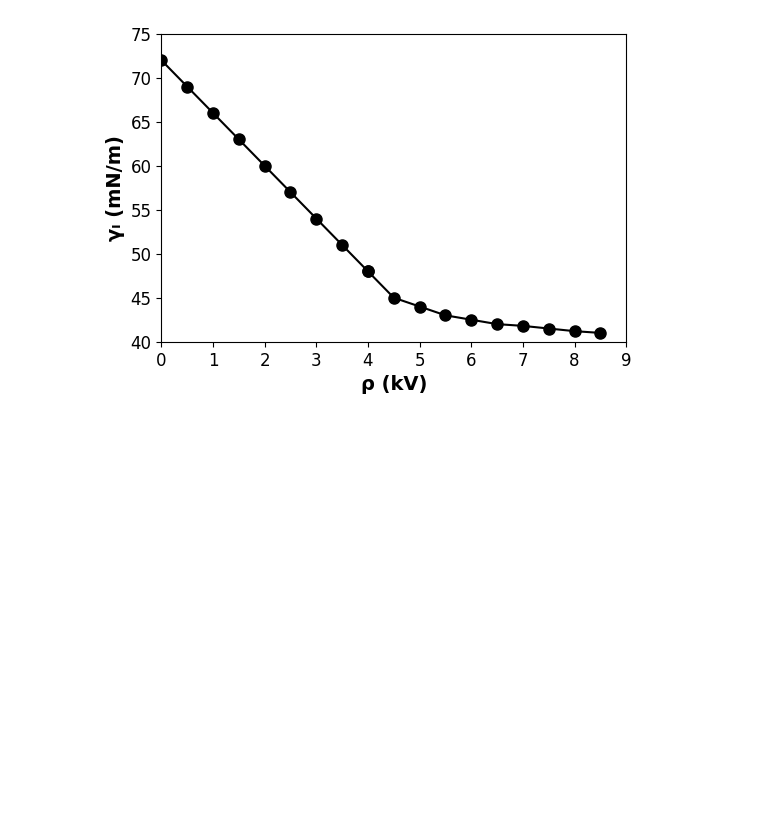
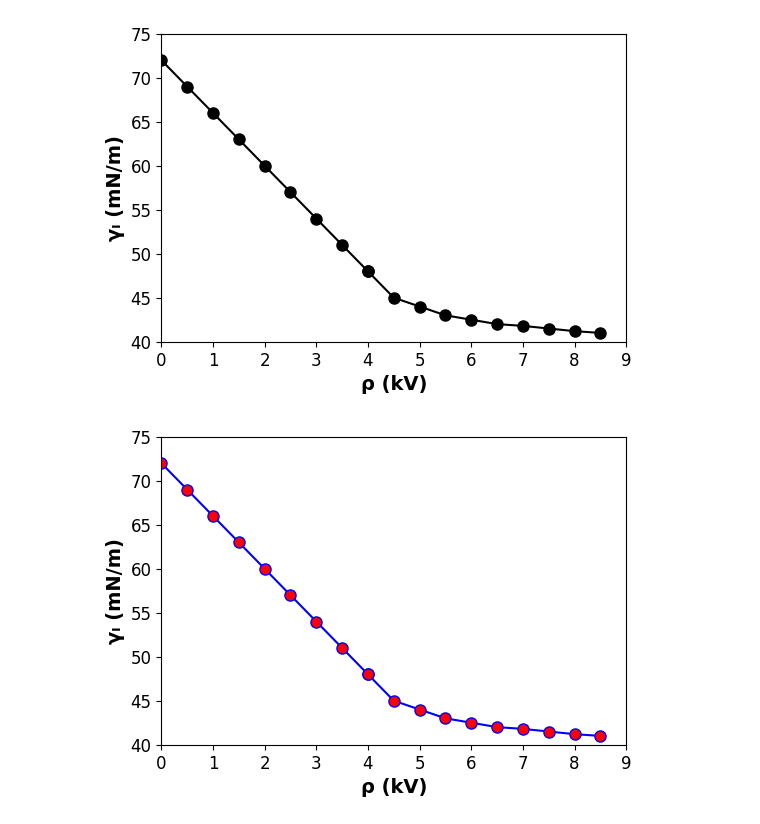
Before and after one commit to lemontang3/Python_Physics, a Jupyter notebook: graphs.ipynb, the cells around one changed output. Cells and saved outputs as stored; diff of their text form; code cells hidden in the pictures; blank space fills up the shorter version.

Commit message:
graph

```diff
--- a/graphs.ipynb
+++ b/graphs.ipynb
@@ -203,27 +203,29 @@ plt.show()
 # %%
 import numpy as np
 import matplotlib.pyplot as plt
 
 # Define two linear segments based on the original trend
 x_vals_1 = np.array([0, 0.5, 1, 1.5, 2, 2.5, 3, 3.5, 4])  # First linear region
 y_vals_1 = np.array([72, 69, 66, 63, 60, 57, 54, 51, 48])  # Decreasing trend
 
 x_vals_2 = np.array([4, 4.5, 5, 5.5, 6, 6.5, 7, 7.5, 8, 8.5])  # Second linear region
 y_vals_2 = np.array([48, 45, 44, 43, 42.5, 42, 41.8, 41.5, 41.2, 41])  # Almost constant
 
 # Recreate the plot with circular markers and two linear segments
 plt.figure(figsize=(6, 4))
-plt.plot(x_vals_1, y_vals_1, marker='o', linestyle='-', color='black', markersize=8, markerfacecolor='black')
-plt.plot(x_vals_2, y_vals_2, marker='o', linestyle='-', color='black', markersize=8, markerfacecolor='black')
+plt.plot(x_vals_1, y_vals_1, marker='o', linestyle='-', color='blue', markersize=8, markerfacecolor='red')
+plt.plot(x_vals_2, y_vals_2, marker='o', linestyle='-', color='blue', markersize=8, markerfacecolor='red')
 
 # Labels and formatting
 plt.xlabel("ρ (kV)", fontsize=14, fontweight='bold')
 plt.ylabel("γₗ (mN/m)", fontsize=14, fontweight='bold', rotation=90)
 plt.xticks(fontsize=12)
 plt.yticks(fontsize=12)
 plt.xlim(0, 9)
 plt.ylim(40, 75)
 plt.grid(False)
 
 # Show the plot
 plt.show()
+# %% [output]
+[figure, added]
```
Also changed, not shown: parts of 2 cells of this notebook.
